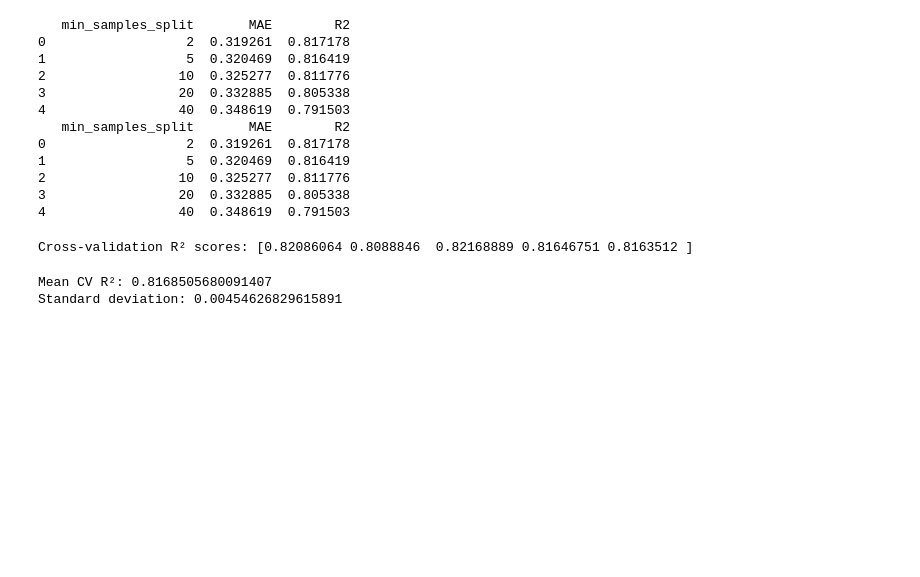
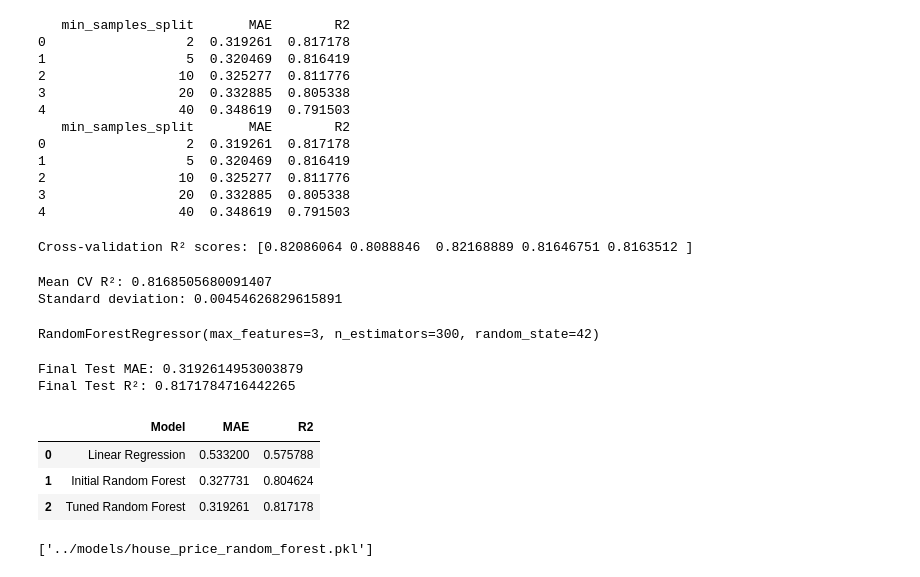
Before and after one commit to kindy10/HousePricePrediction, a Jupyter notebook: notebooks/house_price_prediction.ipynb, the cells around one changed output. Drawn from its saved outputs; the diff is of its cells as text; code cells hidden in the pictures; blank space fills up the shorter version.

Commit message:
Train and save final random forest model

```diff
--- a/notebooks/house_price_prediction.ipynb
+++ b/notebooks/house_price_prediction.ipynb
@@ -763,3 +763,52 @@ print("Standard deviation:", cv_scores.std())
 # %% [output]
 Mean CV R²: 0.8168505680091407
 Standard deviation: 0.00454626829615891
+# %%
+#Create the final model
+final_rf_model = RandomForestRegressor(
+    n_estimators = 300,
+    max_depth = None,
+    max_features = 3,
+    min_samples_leaf = 1,
+    min_samples_split=2,
+    random_state =42)
+# %%
+#Train the model
+final_rf_model.fit(X_train,y_train)
+# %% [output]
+RandomForestRegressor(max_features=3, n_estimators=300, random_state=42)
+# %%
+final_predictions = final_rf_model.predict(X_test)
+final_mae = mean_absolute_error(y_test,final_predictions)
+final_r2 = r2_score( y_test,final_predictions)
+print("Final Test MAE:", final_mae)
+print("Final Test R²:", final_r2)
+# %% [output]
+Final Test MAE: 0.3192614953003879
+Final Test R²: 0.8171784716442265
+# %%
+#Final comparison
+final_comparison = pd.DataFrame({
+    "Model": [
+        "Linear Regression",
+        "Initial Random Forest",
+        "Tuned Random Forest"
+    ],
+    "MAE": [
+        mae,
+        rf_mae,
+        final_mae
+    ],
+    "R2": [
+        r2,
+        rf_r2,
+        final_r2
+    ]
+})
+
+final_comparison
+# %% [output]
+|  | Model | MAE | R2 |
+| 0 | Linear Regression | 0.533200 | 0.575788 |
+| 1 | Initial Random Forest | 0.327731 | 0.804624 |
+| 2 | Tuned Random Forest | 0.319261 | 0.817178 |
@@ -765,0 +817,4 @@ Standard deviation: 0.00454626829615891
+# %%
+joblib.dump(final_rf_model,"../models/house_price_random_forest.pkl")
+# %% [output]
+['../models/house_price_random_forest.pkl']
```
Also changed, not shown: parts of 1 cell of this notebook, 1 other file.
